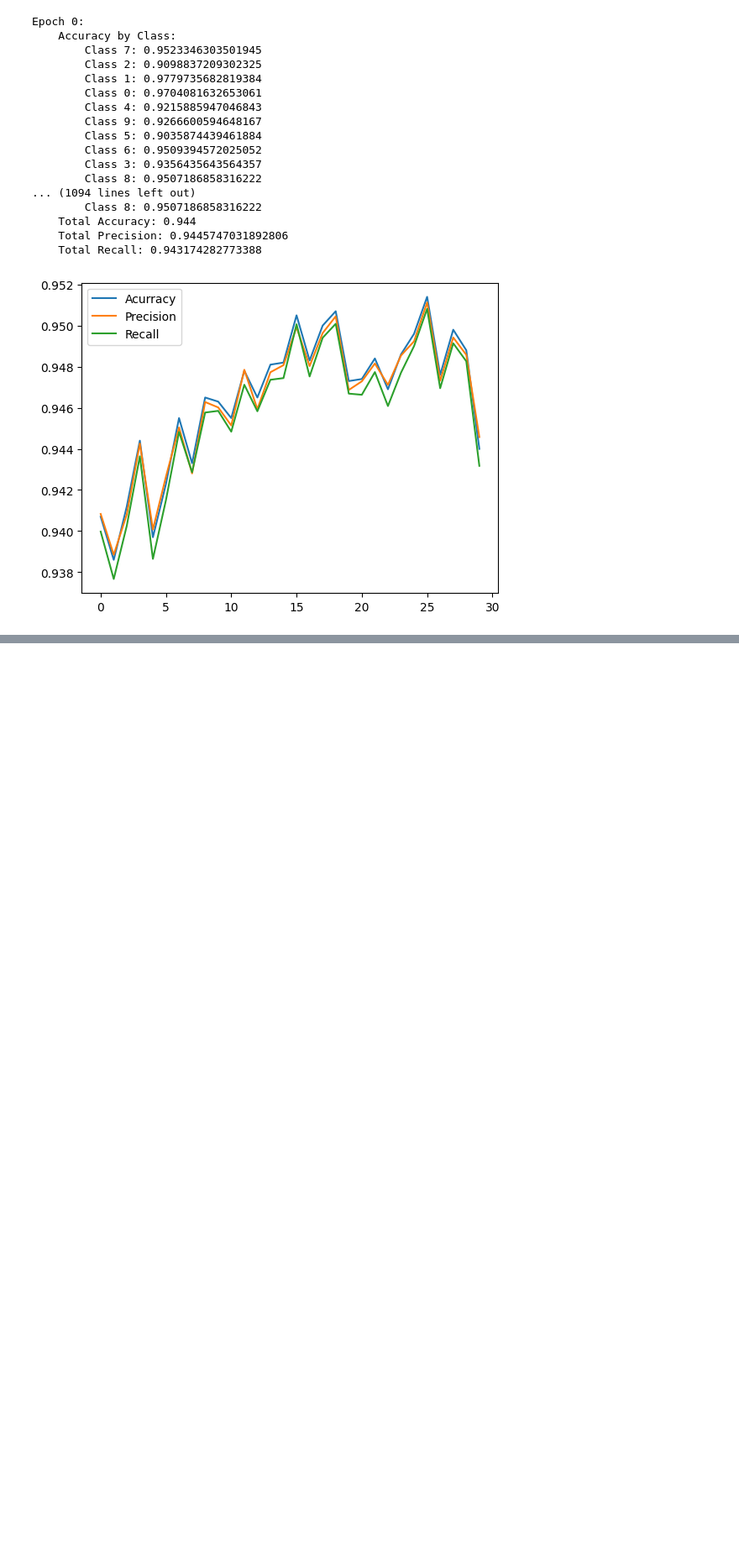
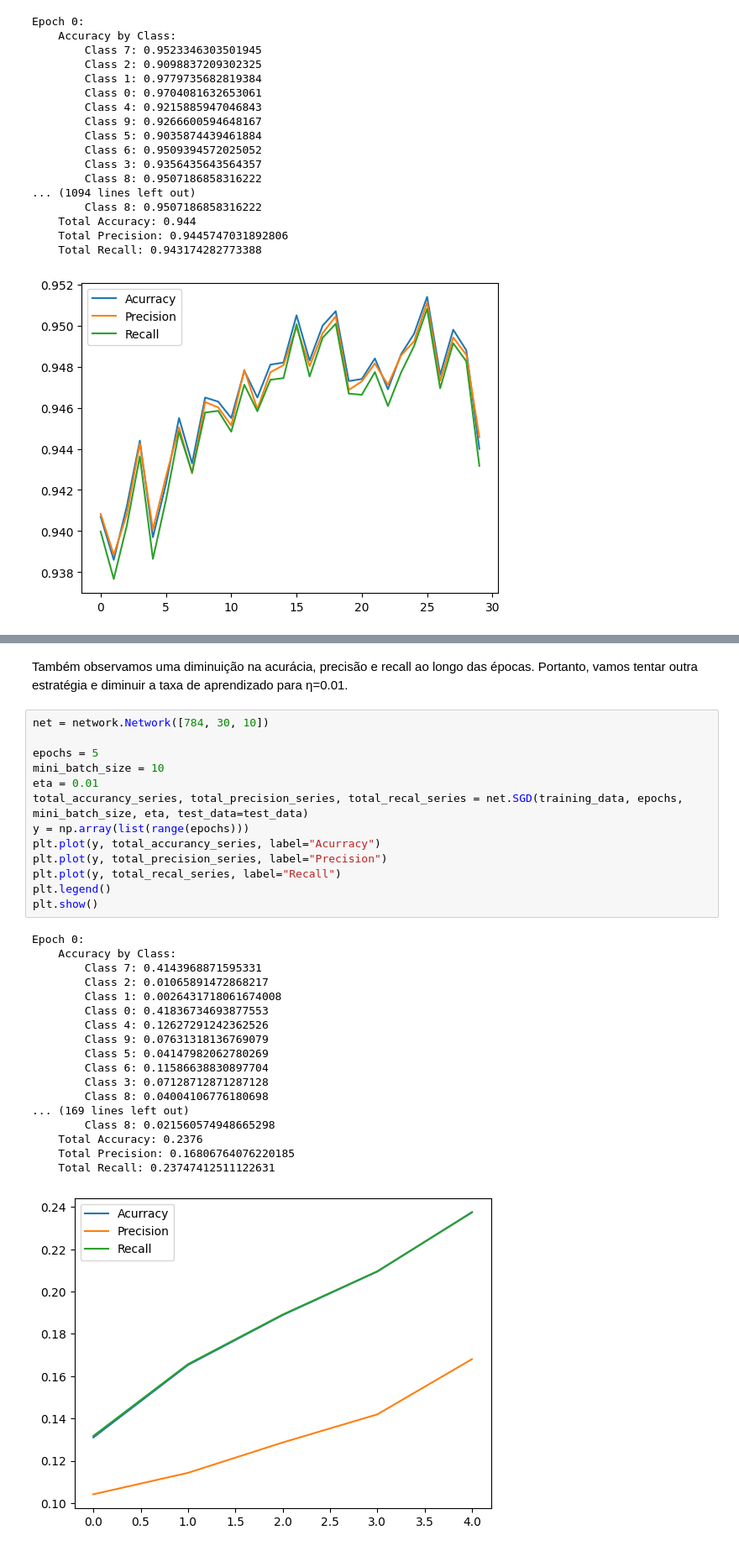
Before and after one commit to almirmcunhajr/neural-networks-and-deep-learning, a Jupyter notebook: mp1.ipynb, the cells around one changed output, grey strips where cells are left out. Shown at 84% size. Saved outputs shown, nothing was run; the diff lists cells and outputs as text; blank space fills up the shorter version.

```diff
--- a/mp1.ipynb
+++ b/mp1.ipynb
@@ -78,0 +149,34 @@ We observed a improvement in accuracy, precision and recall over the epochs, how
+# %% [markdown]
+Também observamos uma diminuição na acurácia, precisão e recall ao longo das épocas. Portanto, vamos tentar outra estratégia e diminuir a taxa de aprendizado para η=0.01.
+# %%
+net = network.Network([784, 30, 10])
+
+epochs = 5
+mini_batch_size = 10
+eta = 0.01
+total_accurancy_series, total_precision_series, total_recal_series = net.SGD(training_data, epochs, mini_batch_size, eta, test_data=test_data)
+y = np.array(list(range(epochs)))
+plt.plot(y, total_accurancy_series, label="Acurracy")
+plt.plot(y, total_precision_series, label="Precision")
+plt.plot(y, total_recal_series, label="Recall")
+plt.legend()
+plt.show()
+# %% [output]
+Epoch 0:
+    Accuracy by Class:
+        Class 7: 0.4143968871595331
+        Class 2: 0.01065891472868217
+        Class 1: 0.0026431718061674008
+        Class 0: 0.41836734693877553
+        Class 4: 0.12627291242362526
+        Class 9: 0.07631318136769079
+        Class 5: 0.04147982062780269
+        Class 6: 0.11586638830897704
+        Class 3: 0.07128712871287128
+        Class 8: 0.04004106776180698
+... (169 lines left out)
+        Class 8: 0.021560574948665298
+    Total Accuracy: 0.2376
+    Total Precision: 0.16806764076220185
+    Total Recall: 0.23747412511122631
+[figure, added]
```
Also changed, not shown: parts of 15 cells of this notebook.
